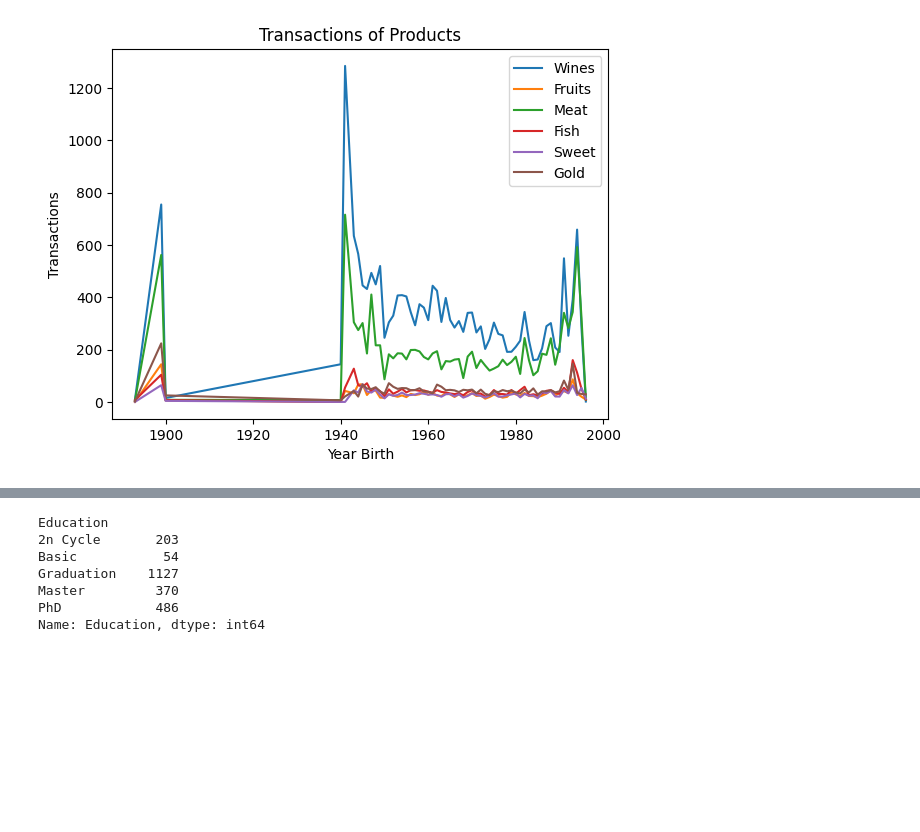
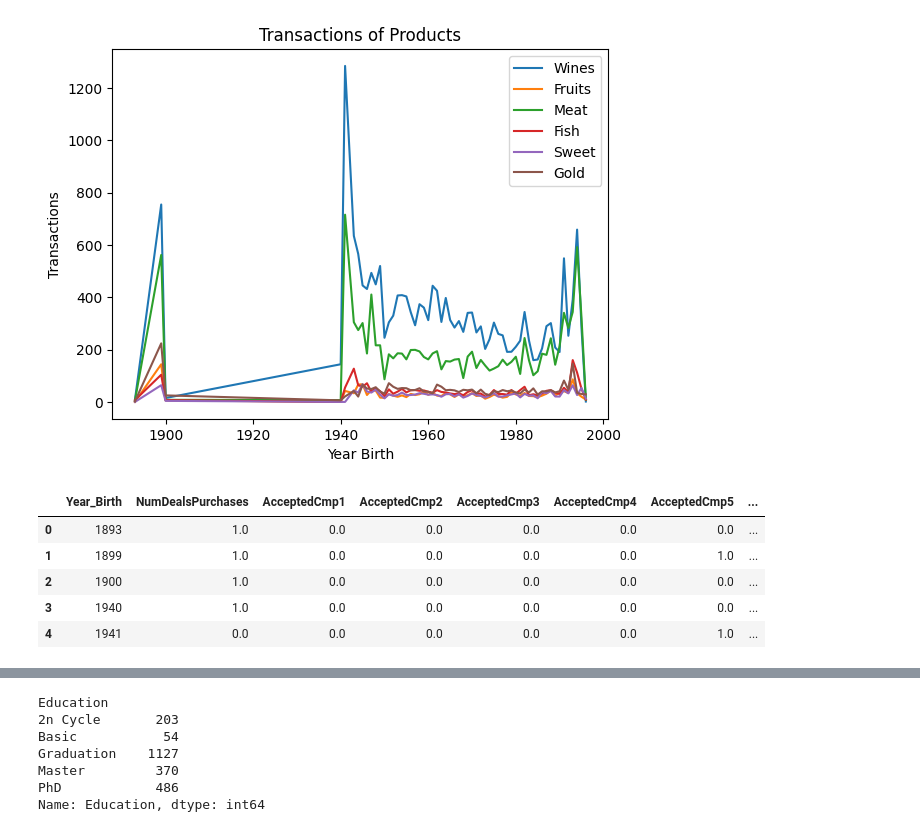
Before and after one commit to mkhadikn/Data-Analysis-and-Science, a Jupyter notebook: Company's_Ideal_Customers(Marketing_Strategy).ipynb, the cells around one changed output, grey strips where cells are left out. Saved outputs shown, nothing was run; the diff lists cells and outputs as text; code cells hidden in the pictures; blank space fills up the shorter version.

```diff
--- a/Company's_Ideal_Customers(Marketing_Strategy).ipynb
+++ b/Company's_Ideal_Customers(Marketing_Strategy).ipynb
@@ -149,3 +151,16 @@ ax.legend()
 # %% [output]
 <matplotlib.legend.Legend at 0x...>
 [figure]
+# %%
+data11 = pd.DataFrame(\
+                     data.groupby(by=["Year_Birth"])[["NumDealsPurchases", 'AcceptedCmp1', 'AcceptedCmp2', 'AcceptedCmp3', 'AcceptedCmp4', 'AcceptedCmp5', 'Response']]\
+                     .mean()\
+                     .reset_index())
+data11.head()
+# %% [output]
+|  | Year_Birth | NumDealsPurchases | AcceptedCmp1 | AcceptedCmp2 | AcceptedCmp3 | AcceptedCmp4 | AcceptedCmp5 | ... |
+| 0 | 1893 | 1.0 | 0.0 | 0.0 | 0.0 | 0.0 | 0.0 | ... |
+| 1 | 1899 | 1.0 | 0.0 | 0.0 | 0.0 | 0.0 | 1.0 | ... |
+| 2 | 1900 | 1.0 | 0.0 | 0.0 | 0.0 | 0.0 | 0.0 | ... |
+| 3 | 1940 | 1.0 | 0.0 | 0.0 | 0.0 | 0.0 | 0.0 | ... |
+| 4 | 1941 | 0.0 | 0.0 | 0.0 | 0.0 | 0.0 | 1.0 | ... |
```
Also changed, not shown: parts of 34 cells of this notebook.
